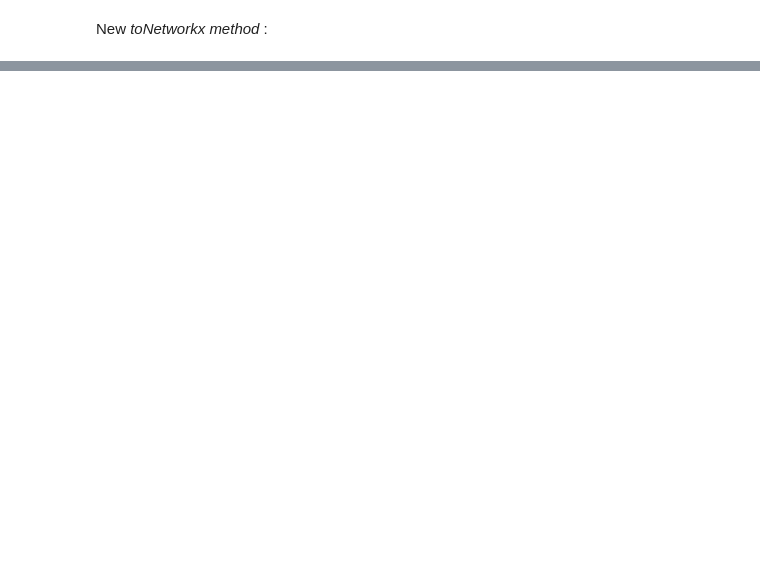
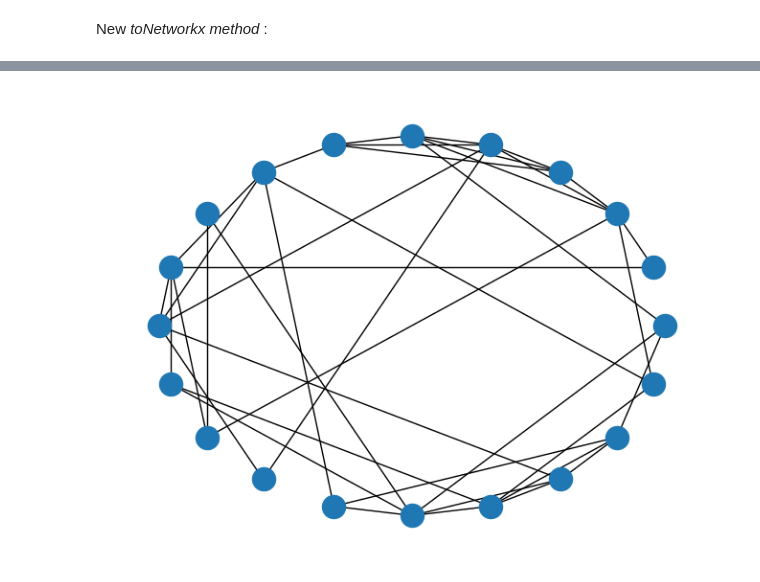
Before and after one commit to kaledgar/CplxNtwrk2023, a Jupyter notebook: CplxNtwrks3/list3_notebook.ipynb, the cells around one changed output, grey strips where cells are left out. Drawn from its saved outputs; the diff is of its cells as text; code cells hidden in the pictures; blank space fills up the shorter version.

```diff
--- a/CplxNtwrks3/list3_notebook.ipynb
+++ b/CplxNtwrks3/list3_notebook.ipynb
@@ -197,0 +236,5 @@ print(x.edges)
+# %%
+reference = nx.watts_strogatz_graph(20, 4, 0.4)
+nx.draw(reference, pos=nx.shell_layout(reference))
+# %% [output]
+[figure, added]
```
Also changed, not shown: parts of 4 cells of this notebook, 1 other file.
